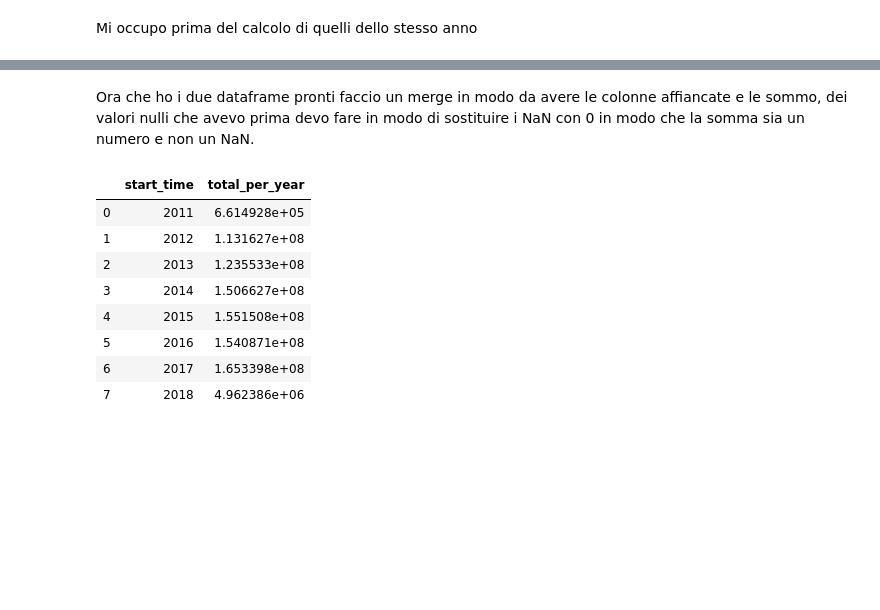
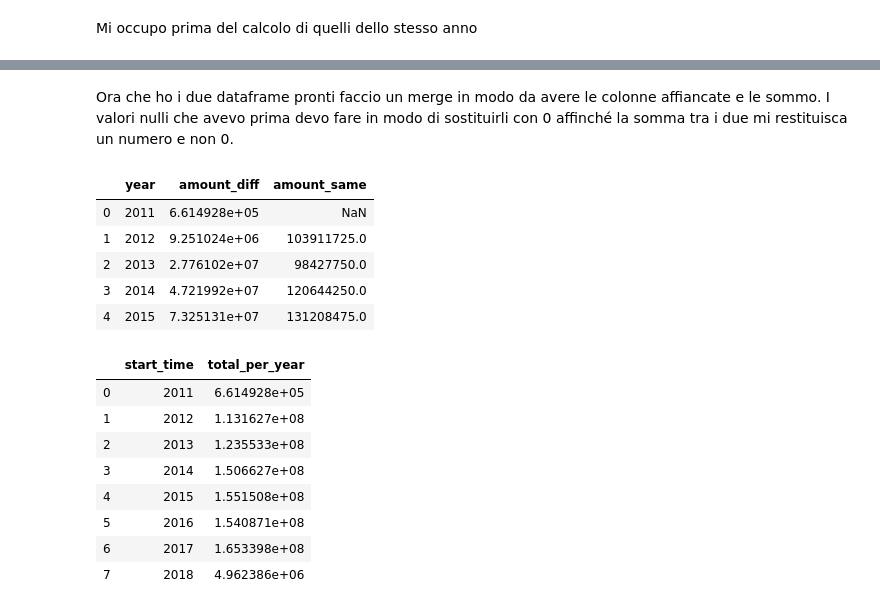
Before and after one commit to Chri1629/cs_project, a Jupyter notebook: esame_chri.ipynb, the cells around one changed output, grey strips where cells are left out. Drawn from its saved outputs; the diff is of its cells as text; code cells hidden in the pictures; blank space fills up the shorter version.

```diff
--- a/esame_chri.ipynb
+++ b/esame_chri.ipynb
@@ -422,0 +450,2 @@ Creo ora la funzione che calcola l'ammontare e man mano lo somma all'interno del
+# %%
+loans_diff_year["tot_days"] = (loans_diff_year["planned_expiration_time"] - loans_diff_year["disburse_time"]).dt.days +1
@@ -422,0 +454,5 @@ Creo ora la funzione che calcola l'ammontare e man mano lo somma all'interno del
+# %%
+loans_diff_year["loan_amount_per_year"] = (loans_diff_year["loan_amount"]* loans_diff_year["days_per_year"])/loans_diff_year["tot_days"]
+loans_diff_year_tot = loans_diff_year.groupby(loans_diff_year["start_time"].dt.year)["loan_amount_per_year"].sum()
+loans_diff_year_tot = loans_diff_year_tot.to_frame().reset_index()
+loans_diff_year_tot.columns = ['year', 'amount_diff']
@@ -423,9 +469,14 @@ Creo ora la funzione che calcola l'ammontare e man mano lo somma all'interno del
 # %% [markdown]
-Ora che ho i due dataframe pronti faccio un merge in modo da avere le colonne affiancate e le sommo, dei valori nulli che avevo prima devo fare in modo di sostituire i NaN con 0 in modo che la somma sia un numero e non un NaN.
+Ora che ho i due dataframe pronti faccio un merge in modo da avere le colonne affiancate e le sommo. I valori nulli che avevo prima devo fare in modo di sostituirli con 0 affinché la somma tra i due mi restituisca un numero e non 0.
 # %%
-tot = pd.merge(loans_diff_year_tot, loans_same_year_tot, left_on ="start_time", right_on="disburse_time", how="outer")
-#tot
+tot = pd.merge(loans_diff_year_tot, loans_same_year_tot, on = 'year', how="outer")
-# %%
-tot[["loan_amount_per_year" , "loan_amount"]] = tot[["loan_amount_per_year" , "loan_amount"]].fillna(0)
-tot["start_time"] = tot["start_time"].fillna(tot["disburse_time"])
-tot["disburse_time"] = tot["disburse_time"].fillna(tot["start_time"])
+# %%
+#Decommentare questa riga per vedere i risultati
+tot.head()
+# %% [output]
+|  | year | amount_diff | amount_same |
+| 0 | 2011 | 6.614928e+05 | NaN |
+| 1 | 2012 | 9.251024e+06 | 103911725.0 |
+| 2 | 2013 | 2.776102e+07 | 98427750.0 |
+| 3 | 2014 | 4.721992e+07 | 120644250.0 |
+| 4 | 2015 | 7.325131e+07 | 131208475.0 |
```
Also changed, not shown: parts of 21 cells of this notebook.
